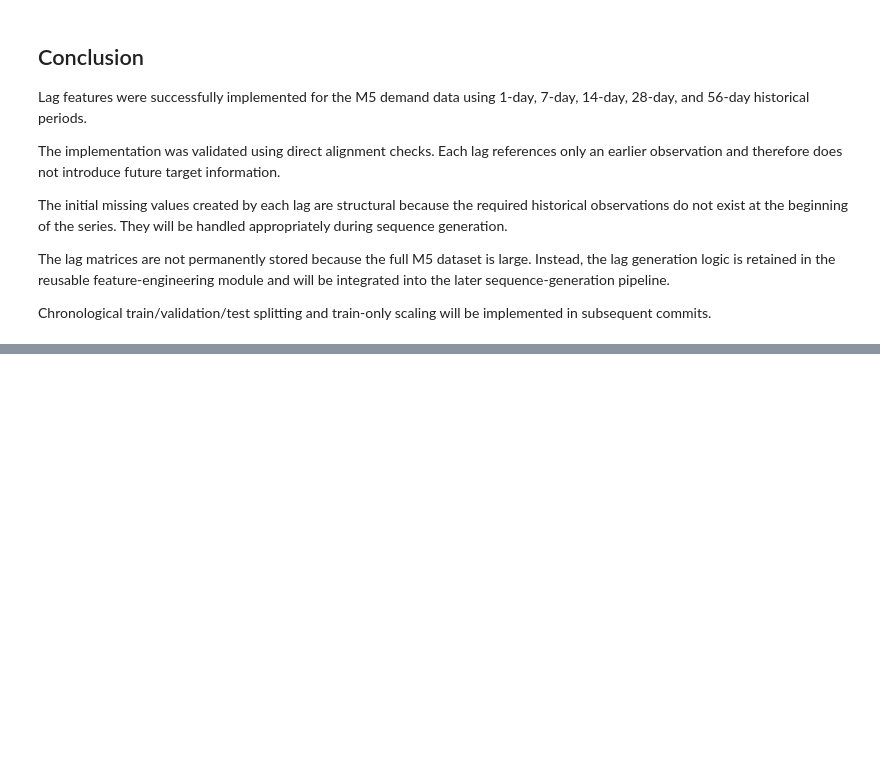
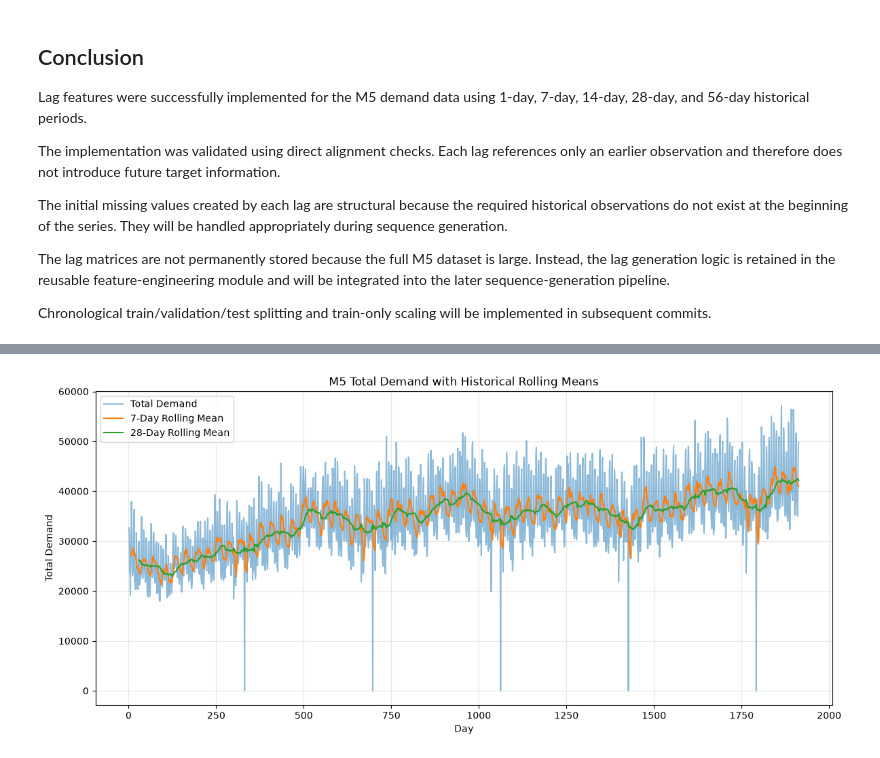
Before and after one commit to Naveeth-Nawzer/dl-assignment, a Jupyter notebook: notebooks/03_feature_engineering.ipynb, the cells around one changed output, grey strips where cells are left out. Cells and saved outputs as stored; diff of their text form; code cells hidden in the pictures; blank space fills up the shorter version.

Commit message:
feat: add leakage-safe rolling demand features

```diff
--- a/notebooks/03_feature_engineering.ipynb
+++ b/notebooks/03_feature_engineering.ipynb
@@ -1062,0 +1371,12 @@ be implemented in subsequent commits.
+# %%
+daily_total_demand = sales_clean[
+    sales_columns
+].sum(axis=0)
+
+daily_total_demand = pd.Series(
+    daily_total_demand.values,
+    index=range(1, len(sales_columns) + 1),
+    name="total_demand"
+)
+
+display(daily_total_demand.head())
@@ -1062,0 +1449,36 @@ be implemented in subsequent commits.
+# %%
+import matplotlib.pyplot as plt
+
+plt.figure(figsize=(14, 6))
+
+plt.plot(
+    aggregate_rolling.index,
+    aggregate_rolling["total_demand"],
+    label="Total Demand",
+    alpha=0.5
+)
+
+plt.plot(
+    aggregate_rolling.index,
+    aggregate_rolling["rolling_mean_7"],
+    label="7-Day Rolling Mean"
+)
+
+plt.plot(
+    aggregate_rolling.index,
+    aggregate_rolling["rolling_mean_28"],
+    label="28-Day Rolling Mean"
+)
+
+plt.xlabel("Day")
+plt.ylabel("Total Demand")
+plt.title(
+    "M5 Total Demand with Historical Rolling Means"
+)
+
+plt.legend()
+plt.grid(alpha=0.3)
+
+plt.show()
+# %% [output]
+[figure, added]
```
Also changed, not shown: parts of 18 cells of this notebook, 4 other files.
